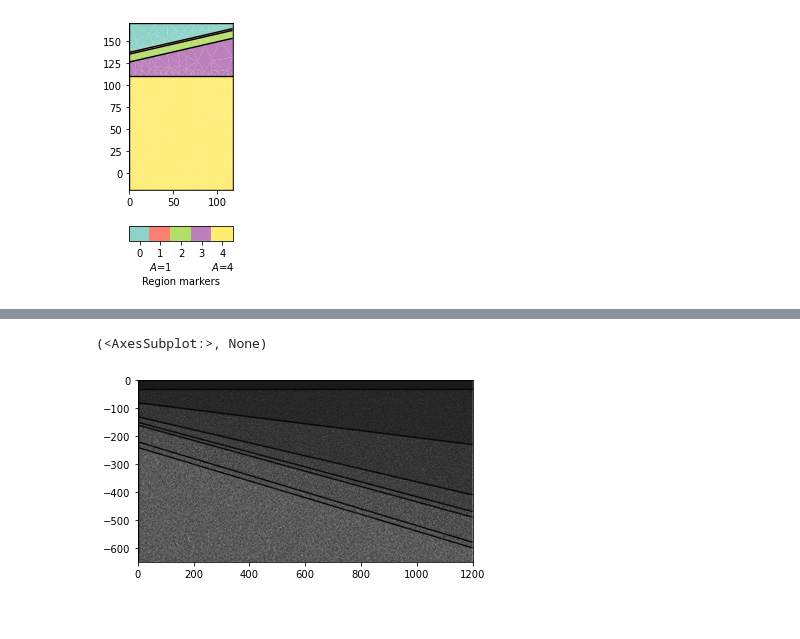
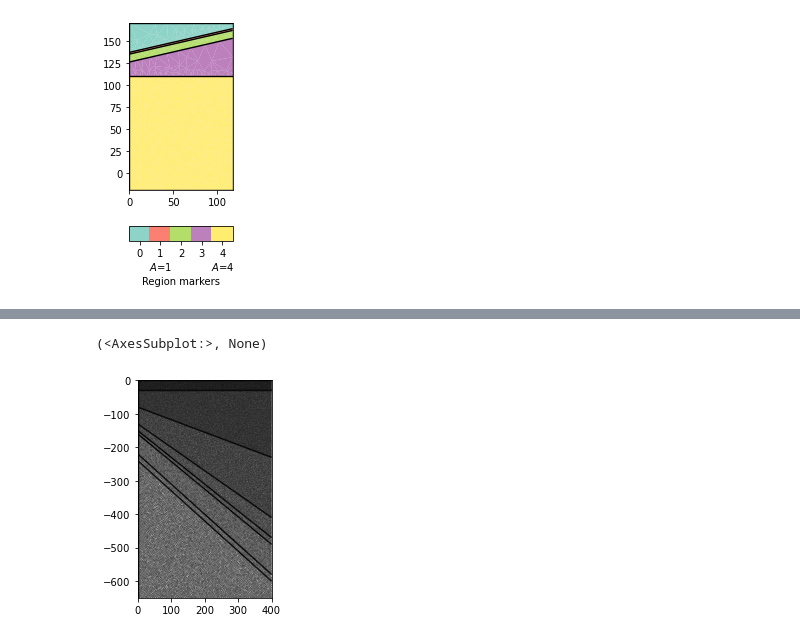
Before and after one commit to soldfield/heatflow, a Jupyter notebook: pg_testing.ipynb, the cells around one changed output, grey strips where cells are left out. Saved outputs shown, nothing was run; the diff lists cells and outputs as text; code cells hidden in the pictures.

```diff
--- a/pg_testing.ipynb
+++ b/pg_testing.ipynb
@@ -180,7 +180,7 @@ pg.show(geom)
 [figure]
 # %%
 west_edge = 0
-east_edge = 1200
+east_edge = 400
 
 topo_w = 0
 topo_e = 0
@@ -224,8 +224,8 @@ base_model = mt.createPolygon([[west_edge,basal_perm_sands_base_w],[west_edge,ba
 
 
 
-geom = glac + sher + uperm + umag + m_perm + l_perm + basal_perm + base_model
+my_geom = glac + sher + uperm + umag + m_perm + l_perm + basal_perm + base_model
 
-pg.show(geom, boundaryMarker=True)
+pg.show(my_geom, boundaryMarker=True)
 # %% [output]
 (<AxesSubplot:>, None)
@@ -233,6 +254,6 @@ pg.show(geom, boundaryMarker=True)
 # %%
-mesh = mt.createMesh(geom, quality=20, area=200, smooth=[1, 5])
-pg.show(mesh)
+my_mesh = mt.createMesh(my_geom, quality=10, area=2000, smooth=True)
+pg.show(my_mesh)
 # %% [output]
 (<AxesSubplot:>, None)
-[figure, old version]
+[figure, new version]
```
Also changed, not shown: parts of 26 cells of this notebook, 9 other files.
